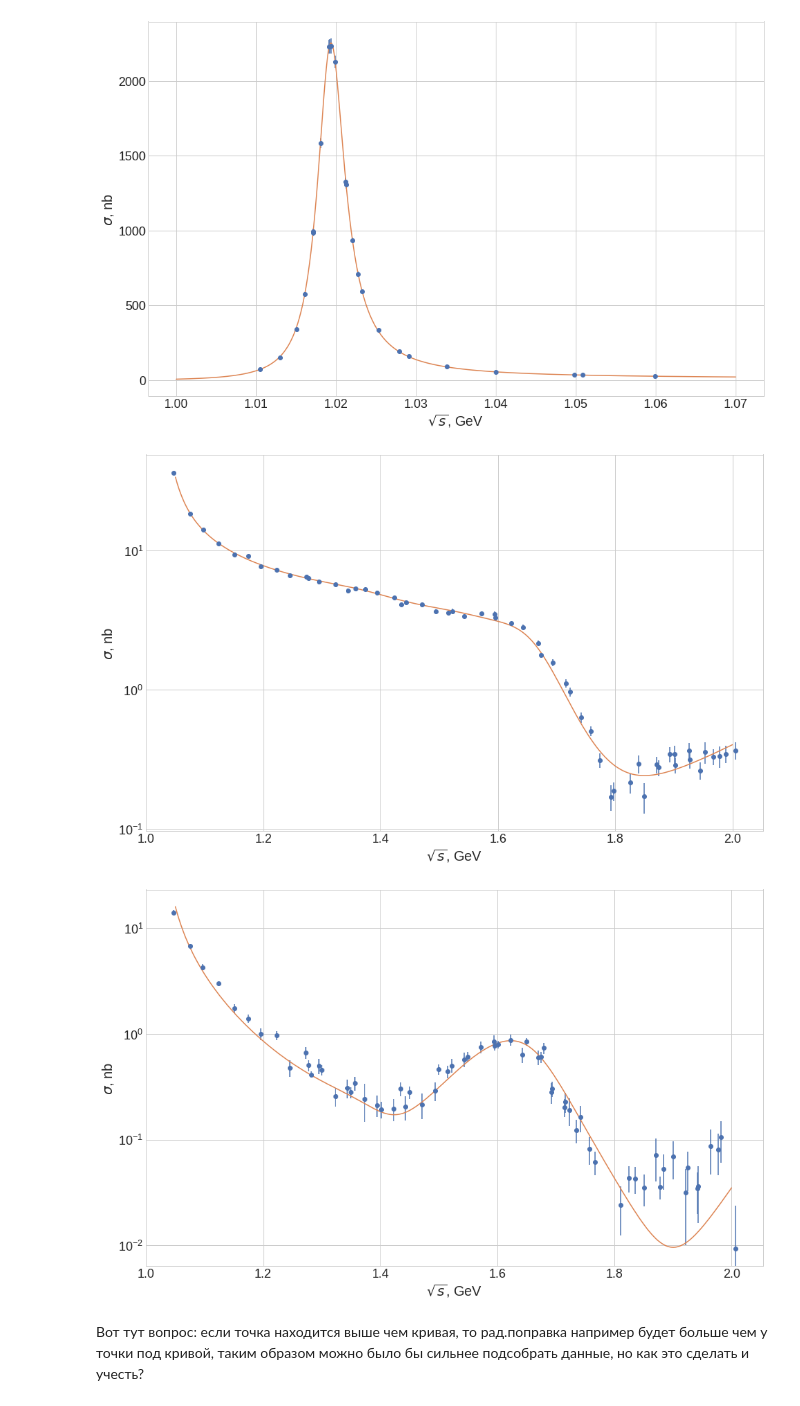
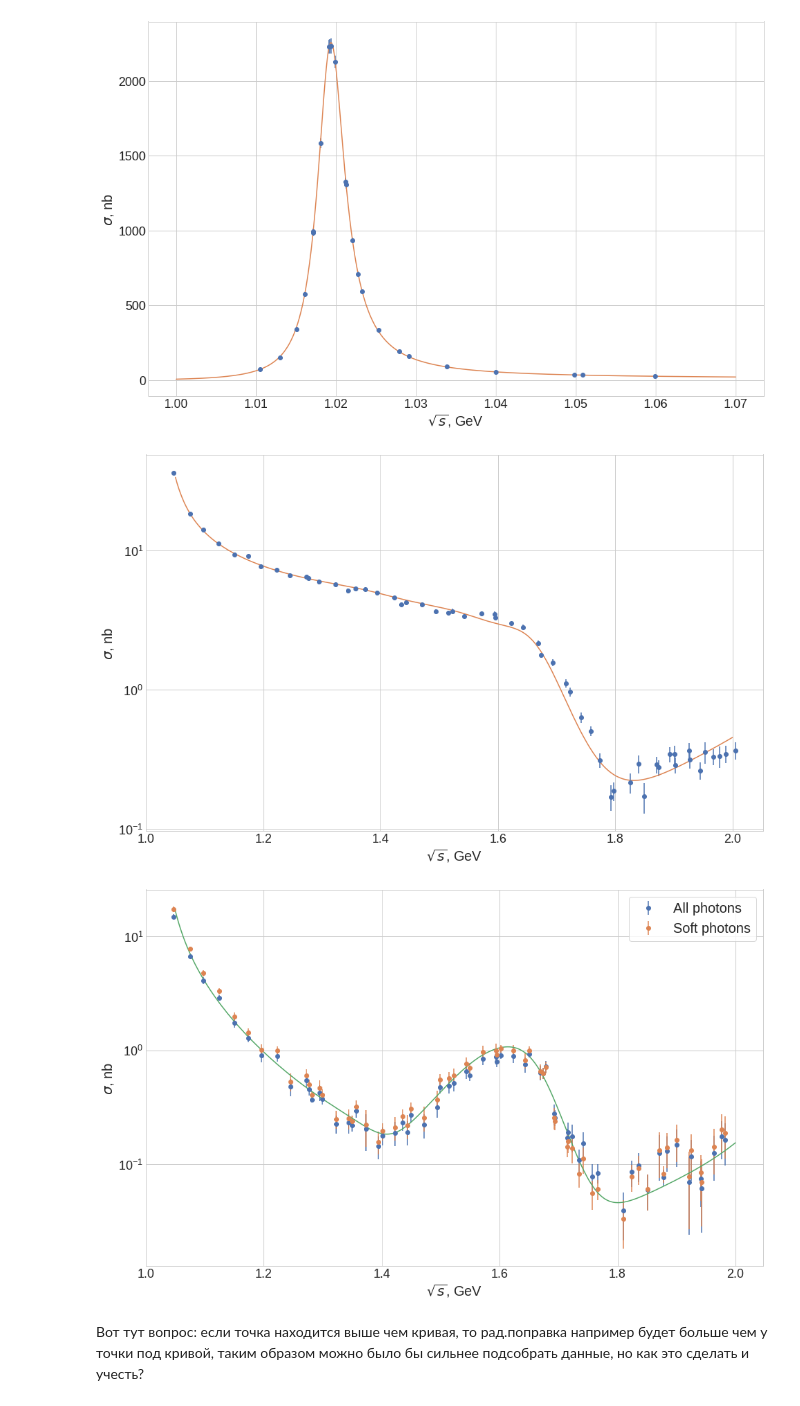
Before and after one commit to nikita-p/research, a Jupyter notebook: uproot/Simultaneous fit.ipynb, the cells around one changed output. Drawn from its saved outputs; the diff is of its cells as text; code cells hidden in the pictures.

```diff
--- a/uproot/Simultaneous fit.ipynb
+++ b/uproot/Simultaneous fit.ipynb
@@ -208,16 +208,37 @@ kskl = [
     pd.read_csv('../outputs/17/tables/result_visible.csv'),
     pd.read_csv('../outputs/19/tables/result_visible.csv'),
 ]
+y = '_all'
 kskl = [
-    pd.read_csv('../outputs/11/tables/11_alls.csv'),
-    pd.read_csv('../outputs/11/tables/12_alls.csv'),
-    pd.read_csv('../outputs/11/tables/17_alls.csv'),
+    pd.read_csv(f'../outputs/cross_sections/vis_11_model_new_v6{y}.csv'),
+    pd.read_csv(f'../outputs/cross_sections/vis_12_model_new_v6{y}.csv'),
+    pd.read_csv(f'../outputs/cross_sections/vis_17_model_new_v6{y}.csv').iloc[:-1],
 ]
-radcors = pd.read_csv('../outputs/radcors.dat', names=['energy', 'radcor'])
+radcors = pd.read_csv(f'../outputs/radcors{y}_n.dat', names=['energy', 'radcor'])
 
 cs_kskl = pd.concat(kskl, sort=False)
 cs_kskl.drop(['name', 'dEmax', 'dEmin'], axis=1, inplace=True)
-# cs_kskl.columns = ['energy', 'cs', 'cs_err']
 cs_kskl = cs_kskl.rename({'Emean': 'energy', 'CS':'cs', 'dCS':'cs_err'}, axis=1)
 cs_kskl['energy'] *= 2e-3
+
+cs_kskl['rad'] = np.interp(cs_kskl.energy, radcors.energy, radcors.radcor)
+cs_kskl['cs'] /= cs_kskl.rad
+cs_kskl['cs_err'] /= cs_kskl.rad
+# %%
+#KSKL2
+y= '_soft'
+kskl_2 = [
+    pd.read_csv(f'../outputs/cross_sections/vis_11_model_new_v6{y}.csv'),
+    pd.read_csv(f'../outputs/cross_sections/vis_12_model_new_v6{y}.csv'),
+    pd.read_csv(f'../outputs/cross_sections/vis_17_model_new_v6{y}.csv').iloc[:-1],
+]
+radcors2 = pd.read_csv(f'../outputs/radcors{y}_n.dat', names=['energy', 'radcor'])
+cs_kskl2 = pd.concat(kskl, sort=False)
+cs_kskl2.drop(['name', 'dEmax', 'dEmin'], axis=1, inplace=True)
+cs_kskl2 = cs_kskl.rename({'Emean': 'energy', 'CS':'cs', 'dCS':'cs_err'}, axis=1)
+# cs_kskl2['energy'] *= 2e-3
+
+cs_kskl2['rad'] = np.interp(cs_kskl2.energy, radcors2.energy, radcors2.radcor)
+cs_kskl2['cs'] /= cs_kskl2.rad
+cs_kskl2['cs_err'] /= cs_kskl2.rad
 # %%
@@ -257,8 +277,9 @@ def least_squares(par):
     pred2 = np.square( (cs_kpkm_phi.cs - A.Cross_Section_Charged(cs_kpkm_phi.energy, par))/cs_kpkm_phi.cs_err ).sum()
     pred3 = np.square( (cs_kpkm.cs - A.Cross_Section_Charged(cs_kpkm.energy, par))/cs_kpkm.cs_err ).sum()
     pred4 = np.square( (cs_kskl.cs - A.Cross_Section_Neutral(cs_kskl.energy, par))/cs_kskl.cs_err ).sum()
+    pred5 = np.square( (cs_kskl2.cs - A.Cross_Section_Neutral(cs_kskl.energy, par))/cs_kskl.cs_err ).sum()
 
-    chisq = pred1 + pred2 + pred3 + pred4
+    chisq = pred1 + pred2 + pred3 + pred4 + pred5
     return chisq
 # %%
 names = ['$\\rho$', '$\\omega$', '$\\phi$', '$\\rho\'$', '$\\omega\'$',
@@ -270,5 +291,5 @@ names = ['$\\rho$', '$\\omega$', '$\\phi$', '$\\rho\'$', '$\\omega\'$',
 params = [1.0294, 0.7998, 1.0405, -0.0568, -0.065, -0.1032, -0.0697, -0.1013, -0.035,
           -0.0935, 0.9848, 1672.26, 146.9473]
 fix_pars = [False, False, False, False, False, False, False, False, False,
-            False, False, False, False] # True False
+            False, False, True, True] # True False
 error_pars = 0.05*np.array(params)
@@ -363,19 +389,21 @@ ax = plt.gca()
 plt.xlabel('$\sqrt{s}$, GeV');
 plt.ylabel('$\sigma$, nb');
 # %% [output]
-[figure, old version]
+[figure, new version]
 # %%
-plt.errorbar(data=cs_kskl, x='energy', y='cs', yerr='cs_err', fmt='o')
+plt.errorbar(data=cs_kskl, x='energy', y='cs', yerr='cs_err', fmt='o', label='All photons')
+plt.errorbar(data=cs_kskl2, x='energy', y='cs', yerr='cs_err', fmt='o', label='Soft photons')
 
 x_kskl = np.linspace(1.05, 2., 1000)
 plt.plot(x_kskl, A.Cross_Section_Neutral(x_kskl, params) )
 plt.yscale('log')
 
 ax = plt.gca()
 plt.xlabel('$\sqrt{s}$, GeV');
 plt.ylabel('$\sigma$, nb');
+plt.legend(frameon=True);
 # %% [output]
-[figure, old version]
+[figure, new version]
 # %% [markdown]
 Вот тут вопрос: если точка находится выше чем кривая, то рад.поправка например будет больше чем у точки под кривой, таким образом можно было бы сильнее подсобрать данные, но как это сделать и учесть?
 # %% [markdown]
```
Also changed, not shown: parts of 16 cells of this notebook, 30 other files.
